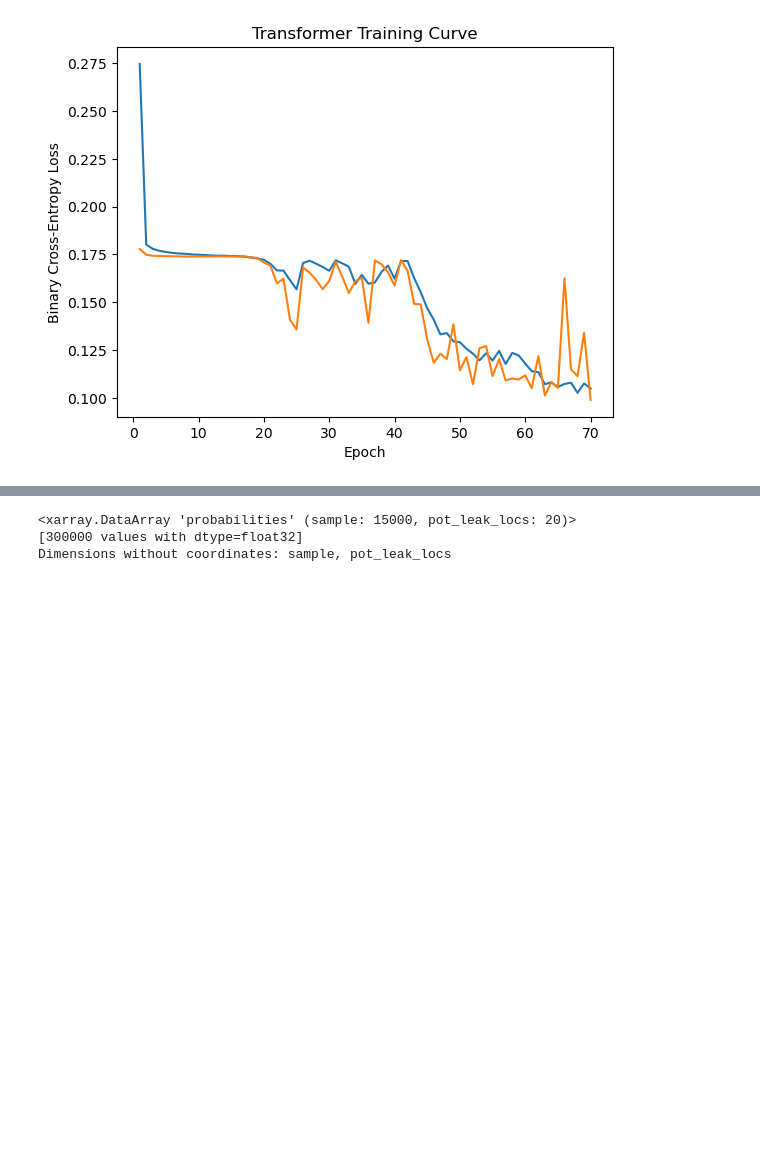
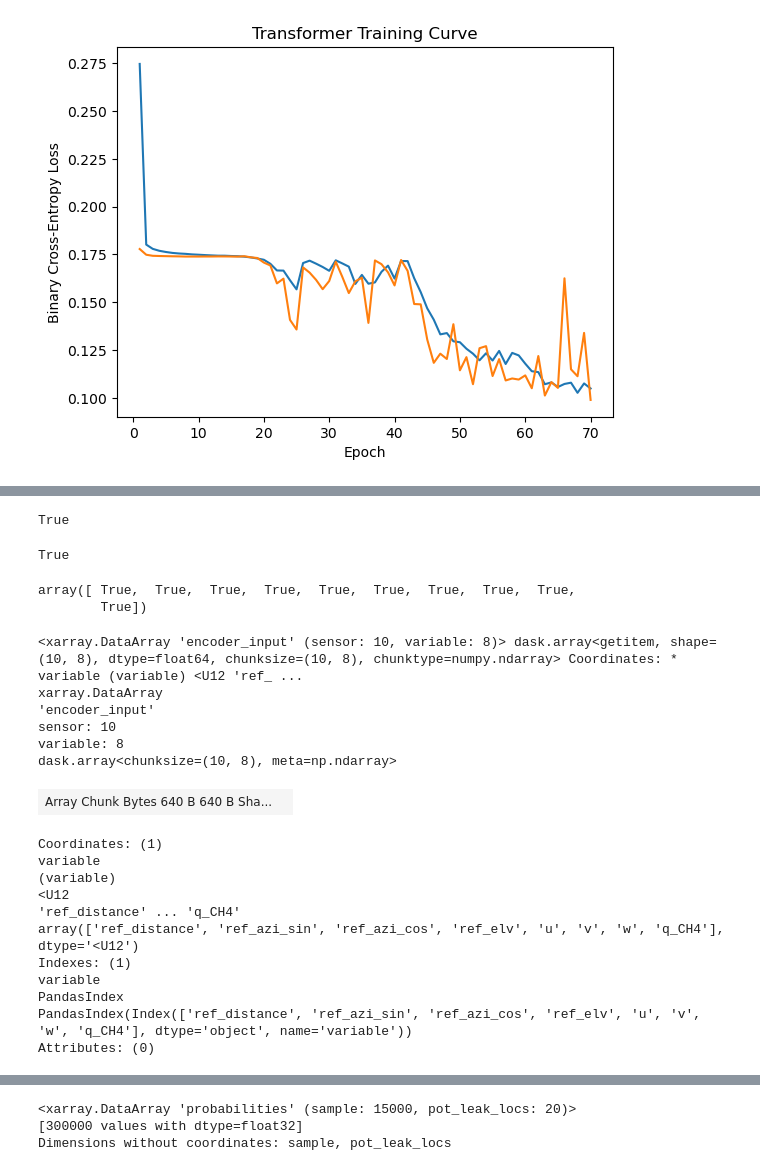
Before and after one commit to NCAR/seals-ml, a Jupyter notebook: notebooks/seals_validation_case_plots.ipynb, the cells around one changed output, grey strips where cells are left out. Saved outputs shown, nothing was run; the diff lists cells and outputs as text; code cells hidden in the pictures; blank space fills up the shorter version.

```diff
--- a/notebooks/seals_validation_case_plots.ipynb
+++ b/notebooks/seals_validation_case_plots.ipynb
@@ -379,0 +421,2 @@ pred_ds = xr.open_dataset("/glade/derecho/scratch/dgagne/SEALS_output/train_2023
+# %%
+val_files = pd.read_csv("/glade/work/cbecker/SEALS_output/train/validation_files.csv")
@@ -379,0 +532,34 @@ pred_ds = xr.open_dataset("/glade/derecho/scratch/dgagne/SEALS_output/train_2023
+# %%
+np.all(val_decoder_mask)
+# %% [output]
+True
+# %%
+np.all(val_encoder_mask)
+# %% [output]
+True
+# %%
+mask_en
+# %% [output]
+array([ True,  True,  True,  True,  True,  True,  True,  True,  True,
+        True])
+# %%
+val_encoder[i, :, -1, :,]
+# %% [output]
+<xarray.DataArray 'encoder_input' (sensor: 10, variable: 8)> dask.array<getitem, shape=(10, 8), dtype=float64, chunksize=(10, 8), chunktype=numpy.ndarray> Coordinates: * variable (variable) <U12 'ref_ ...
+xarray.DataArray
+'encoder_input'
+sensor: 10
+variable: 8
+dask.array<chunksize=(10, 8), meta=np.ndarray>
+| Array Chunk Bytes 640 B 640 B Sha... |  |
+Coordinates: (1)
+variable
+(variable)
+<U12
+'ref_distance' ... 'q_CH4'
+array(['ref_distance', 'ref_azi_sin', 'ref_azi_cos', 'ref_elv', 'u', 'v', 'w', 'q_CH4'], dtype='<U12')
+Indexes: (1)
+variable
+PandasIndex
+PandasIndex(Index(['ref_distance', 'ref_azi_sin', 'ref_azi_cos', 'ref_elv', 'u', 'v', 'w', 'q_CH4'], dtype='object', name='variable'))
+Attributes: (0)
```
Also changed, not shown: parts of 44 cells of this notebook.
